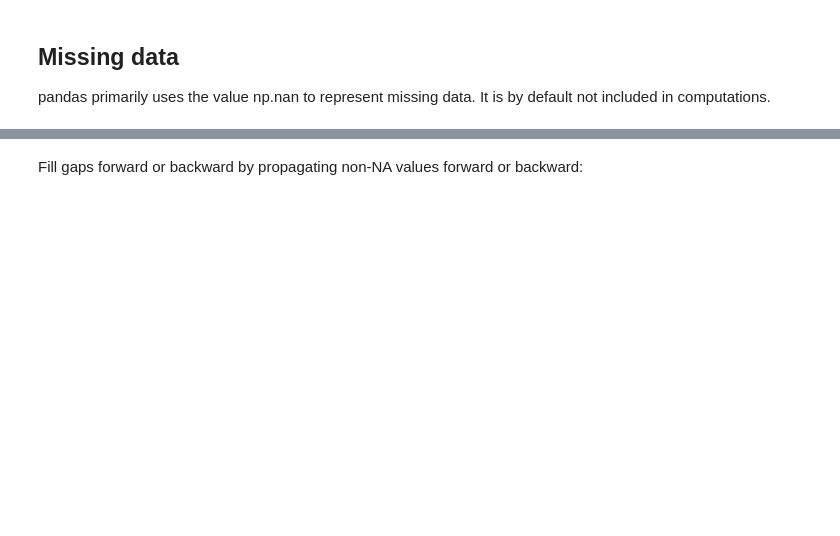
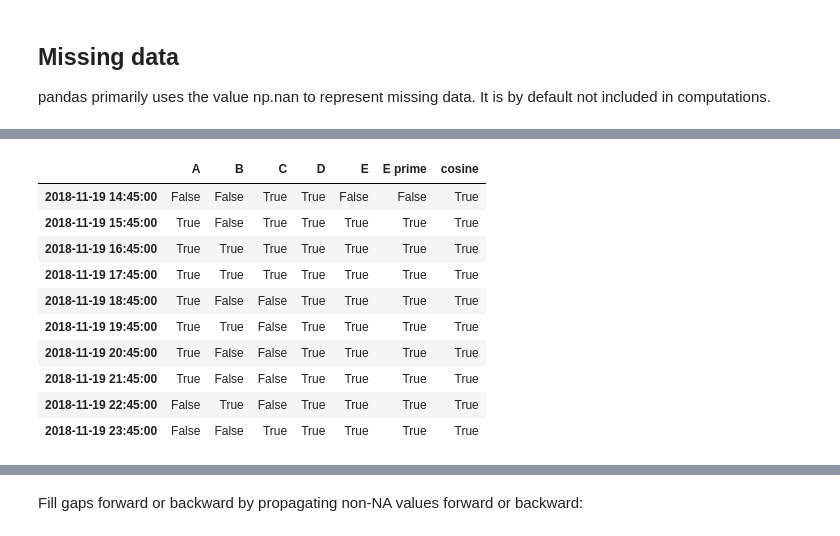
Before and after one commit to NicoloSalimbeni/high_level_programming, a Jupyter notebook: lecture_material/05_Pandas.ipynb, the cells around one changed output, grey strips where cells are left out. Cells and saved outputs as stored; diff of their text form; code cells hidden in the pictures; blank space fills up the shorter version.

```diff
--- a/lecture_material/05_Pandas.ipynb
+++ b/lecture_material/05_Pandas.ipynb
@@ -472,7 +659,19 @@ df_wNan.dropna(how='any')
 # %%
 # getting a mask
-df_wNan.isna()
-#df_wNan.notna()
+#df_wNan.isna()
+df_wNan.notna()
+# %% [output]
+|  | A | B | C | D | E | E prime | cosine |
+| 2018-11-19 14:45:00 | False | False | True | True | False | False | True |
+| 2018-11-19 15:45:00 | True | False | True | True | True | True | True |
+| 2018-11-19 16:45:00 | True | True | True | True | True | True | True |
+| 2018-11-19 17:45:00 | True | True | True | True | True | True | True |
+| 2018-11-19 18:45:00 | True | False | False | True | True | True | True |
+| 2018-11-19 19:45:00 | True | True | False | True | True | True | True |
+| 2018-11-19 20:45:00 | True | False | False | True | True | True | True |
+| 2018-11-19 21:45:00 | True | False | False | True | True | True | True |
+| 2018-11-19 22:45:00 | False | True | False | True | True | True | True |
+| 2018-11-19 23:45:00 | False | False | True | True | True | True | True |
 # %%
 # filling missing data
 df_wNan.fillna(value=0)
```
Also changed, not shown: parts of 49 cells of this notebook, 2 other files.
